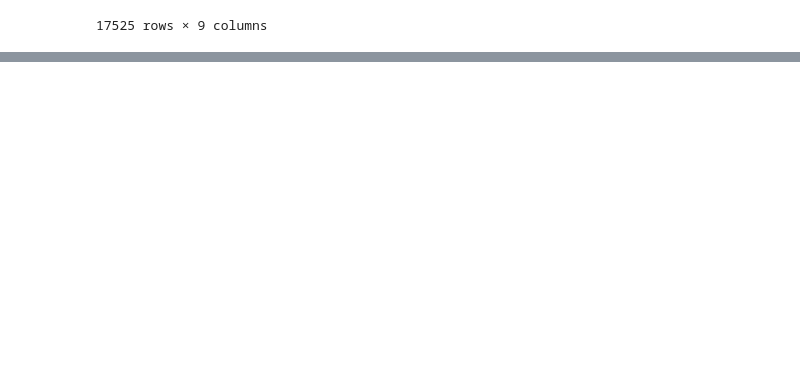
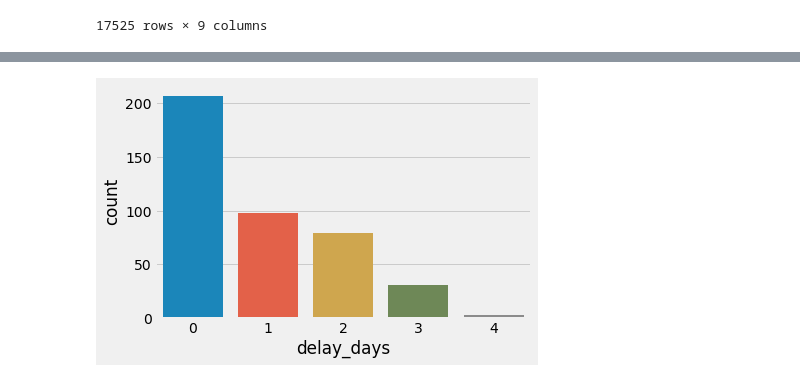
Before and after one commit to farnaz-irani/muesli-delivery-performance, a Jupyter notebook: Farnaz.ipynb, the cells around one changed output, grey strips where cells are left out. Drawn from its saved outputs; the diff is of its cells as text; code cells hidden in the pictures; blank space fills up the shorter version.

```diff
--- a/Farnaz.ipynb
+++ b/Farnaz.ipynb
@@ -128,0 +178,3 @@ orders_campaign.head()
+# %%
+order_intern['delay_days'] = np.where(order_intern['is_delayed'] == 'yes', order_intern['ready_to_ship_length'] - 4, 0)
+order_intern
@@ -128,0 +195,6 @@ orders_campaign.head()
+# %%
+colors = sns.color_palette('pastel')
+# sns.countplot(order_intern['delay_days']);
+sns.countplot(data= order_intern, x = 'delay_days');
+# %% [output]
+[figure, added]
```
Also changed, not shown: parts of 13 cells of this notebook.
